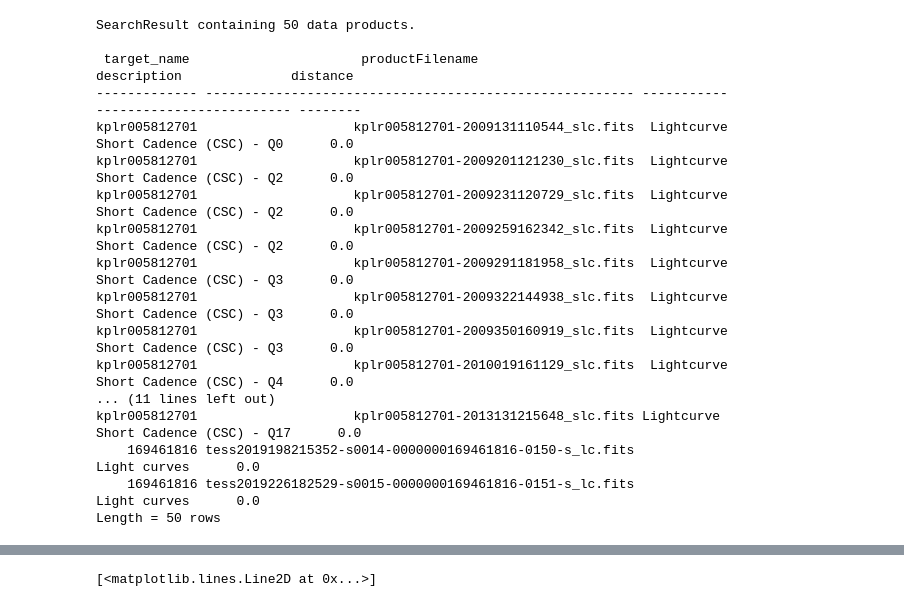
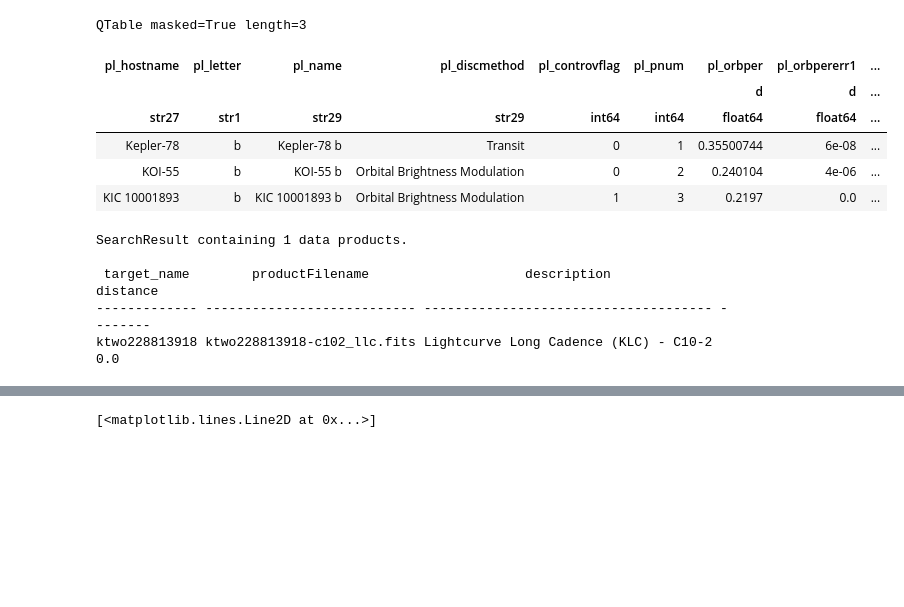
Before and after one commit to ekaterinailin/Orbital_Flare_Declustering, a Jupyter notebook: NB6_search_for_Kepler_data.ipynb, the cells around one changed output, grey strips where cells are left out. Saved outputs shown, nothing was run; the diff lists cells and outputs as text; code cells hidden in the pictures; blank space fills up the shorter version.

```diff
--- a/NB6_search_for_Kepler_data.ipynb
+++ b/NB6_search_for_Kepler_data.ipynb
@@ -38,3 +74,17 @@ QTable masked=True length=3
+# %%
+eat[
+    (eat["pl_orbper"]<.5 * u.d) &
+    (eat["pl_kepflag"]==1)&
+    (eat["pl_letter"]=="b")
+   ]
+# %% [output]
+QTable masked=True length=3
+| pl_hostname | pl_letter | pl_name | pl_discmethod | pl_controvflag | pl_pnum | pl_orbper | pl_orbpererr1 | ... |
+|  |  |  |  |  |  | d | d | ... |
+| str27 | str1 | str29 | str29 | int64 | int64 | float64 | float64 | ... |
+| Kepler-78 | b | Kepler-78 b | Transit | 0 | 1 | 0.35500744 | 6e-08 | ... |
+| KOI-55 | b | KOI-55 b | Orbital Brightness Modulation | 0 | 2 | 0.240104 | 4e-06 | ... |
+| KIC 10001893 | b | KIC 10001893 b | Orbital Brightness Modulation | 1 | 3 | 0.2197 | 0.0 | ... |
 # %%
 from lightkurve import search_lightcurvefile, LightCurveCollection
 from altaipony.flarelc import FlareLightCurve
@@ -42,25 +92,13 @@ from altaipony.altai import find_iterative_median
 # %%
 import numpy as np
 # %%
-lclist = search_lightcurvefile("KOI-12", cadence="short",)
-lclist
+lclist = search_lightcurvefile("K2-137", cadence="long",)
+lclist# 305807616-2009259162342_slc.fits
 # %% [output]
-SearchResult containing 50 data products.
+SearchResult containing 1 data products.
 
- target_name                      productFilename                                 description              distance
-------------- ------------------------------------------------------- ------------------------------------ --------
-kplr005812701                    kplr005812701-2009131110544_slc.fits  Lightcurve Short Cadence (CSC) - Q0      0.0
-kplr005812701                    kplr005812701-2009201121230_slc.fits  Lightcurve Short Cadence (CSC) - Q2      0.0
-kplr005812701                    kplr005812701-2009231120729_slc.fits  Lightcurve Short Cadence (CSC) - Q2      0.0
-kplr005812701                    kplr005812701-2009259162342_slc.fits  Lightcurve Short Cadence (CSC) - Q2      0.0
-kplr005812701                    kplr005812701-2009291181958_slc.fits  Lightcurve Short Cadence (CSC) - Q3      0.0
-kplr005812701                    kplr005812701-2009322144938_slc.fits  Lightcurve Short Cadence (CSC) - Q3      0.0
-kplr005812701                    kplr005812701-2009350160919_slc.fits  Lightcurve Short Cadence (CSC) - Q3      0.0
-kplr005812701                    kplr005812701-2010019161129_slc.fits  Lightcurve Short Cadence (CSC) - Q4      0.0
-... (11 lines left out)
-kplr005812701                    kplr005812701-2013131215648_slc.fits Lightcurve Short Cadence (CSC) - Q17      0.0
-    169461816 tess2019198215352-s0014-0000000169461816-0150-s_lc.fits                         Light curves      0.0
-    169461816 tess2019226182529-s0015-0000000169461816-0151-s_lc.fits                         Light curves      0.0
-Length = 50 rows
+ target_name        productFilename                    description              distance
+------------- --------------------------- ------------------------------------- --------
+ktwo228813918 ktwo228813918-c102_llc.fits Lightcurve Long Cadence (KLC) - C10-2      0.0
 # %%
 lcs = lclist.download_all()
```
Also changed, not shown: parts of 11 cells of this notebook, 9 other files.
